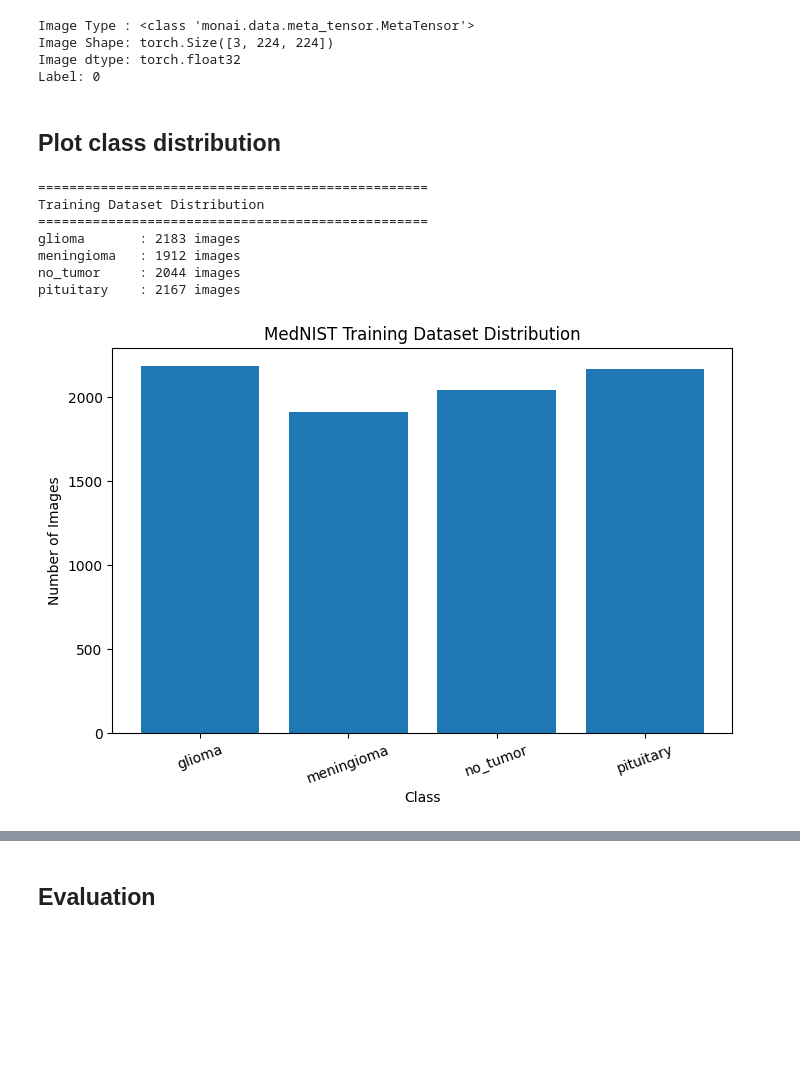
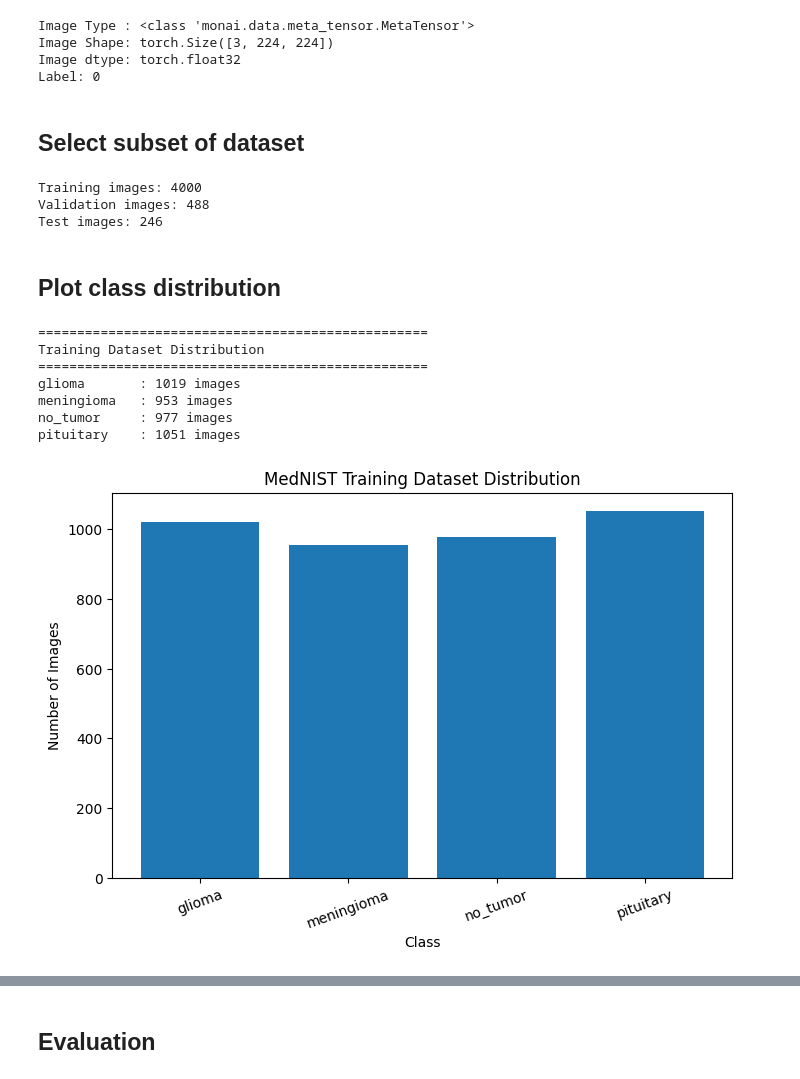
Before and after one commit to KunshSabharwal/MONAI_Minor-Project_7th-Sem, a Jupyter notebook: main.ipynb, the cells around one changed output, grey strips where cells are left out. Saved outputs shown, nothing was run; the diff lists cells and outputs as text; code cells hidden in the pictures; blank space fills up the shorter version.

Commit message:
25 epochs 4000 train images

```diff
--- a/main.ipynb
+++ b/main.ipynb
@@ -181,6 +181,42 @@ Image Type : <class 'monai.data.meta_tensor.MetaTensor'>
 Image Shape: torch.Size([3, 224, 224])
 Image dtype: torch.float32
 Label: 0
+# %% [markdown]
+## Select subset of dataset
+# %%
+from torch.utils.data import Subset
+import random
+
+random.seed(42)
+
+subset_size = 4000
+
+train_indices = random.sample(
+    range(len(train_dataset)),
+    min(subset_size, len(train_dataset))
+)
+
+val_indices = random.sample(
+    range(len(val_dataset)),
+    min(subset_size, len(val_dataset))
+)
+
+test_indices = random.sample(
+    range(len(test_dataset)),
+    min(subset_size, len(test_dataset))
+)
+
+train_subset = Subset(train_dataset, train_indices)
+val_subset = Subset(val_dataset, val_indices)
+test_subset = Subset(test_dataset, test_indices)
+
+print("Training images:", len(train_subset))
+print("Validation images:", len(val_subset))
+print("Test images:", len(test_subset))
+# %% [output]
+Training images: 4000
+Validation images: 488
+Test images: 246
 # %% [markdown]
 ## Plot class distribution
 # %%
@@ -188,31 +224,31 @@ import matplotlib.pyplot as plt
 from collections import Counter
 import random
 # %%
-labels = [train_dataset[i]["label"] for i in range(len(train_dataset))]
+labels = [train_subset[i]["label"] for i in range(len(train_subset))]
 label_counts = Counter(labels)
 
 print("=" * 50)
 print("Training Dataset Distribution")
 print("=" * 50)
 
 for idx, name in enumerate(class_names):
     print(f"{name:<12} : {label_counts[idx]} images")
 
 plt.figure(figsize=(8,5))
 plt.bar(class_names, [label_counts[i] for i in range(len(class_names))])
 
 plt.title("MedNIST Training Dataset Distribution")
 plt.xlabel("Class")
 plt.ylabel("Number of Images")
 plt.xticks(rotation=20)
 
 plt.show()
 # %% [output]
 ==================================================
 Training Dataset Distribution
 ==================================================
-glioma       : 2183 images
-meningioma   : 1912 images
-no_tumor     : 2044 images
-pituitary    : 2167 images
+glioma       : 1019 images
+meningioma   : 953 images
+no_tumor     : 977 images
+pituitary    : 1051 images
-[figure, old version]
+[figure, new version]
```
Also changed, not shown: parts of 14 cells of this notebook.
